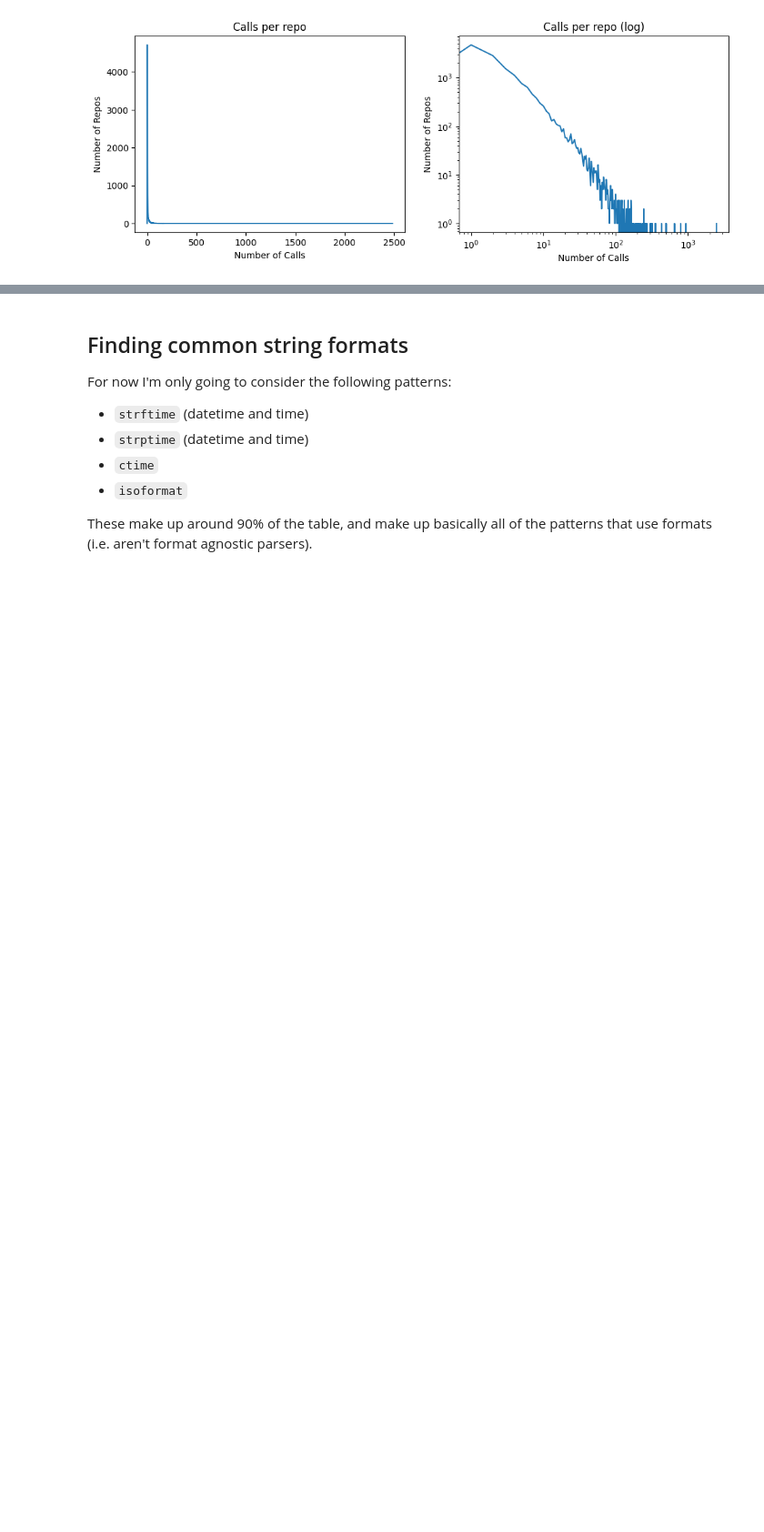
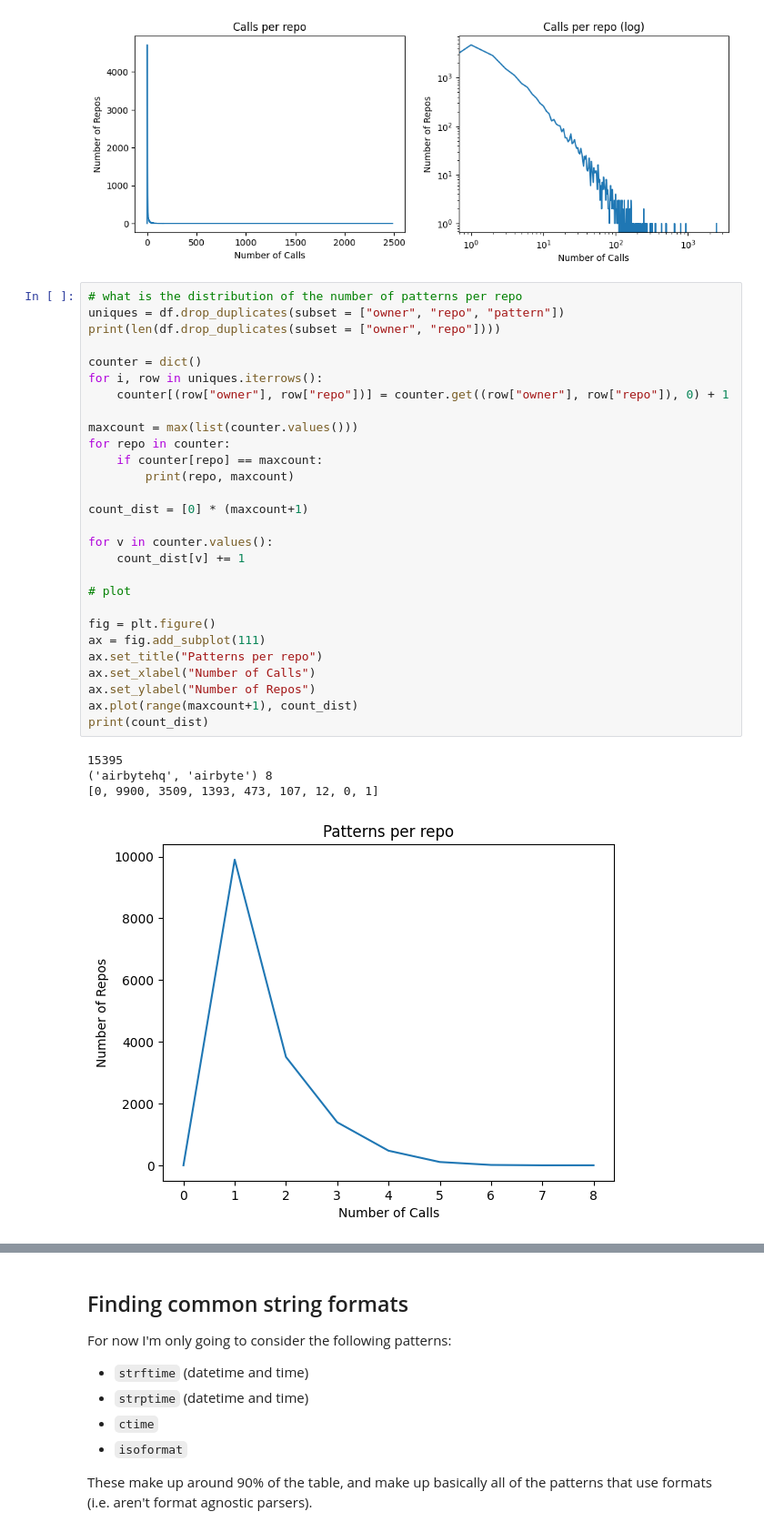
Before and after one commit to cmu-pasta/date-time, a Jupyter notebook: scripts/string_fp_analysis.ipynb, the cells around one changed output, grey strips where cells are left out. Shown at 91% size. Drawn from its saved outputs; the diff is of its cells as text; blank space fills up the shorter version.

Commit message:
get some statistics about repos with multiple patterns

```diff
--- a/scripts/string_fp_analysis.ipynb
+++ b/scripts/string_fp_analysis.ipynb
@@ -129,3 +252,36 @@ ax.set_yscale('log')
 # %% [output]
 ('MyEMS', 'myems') 2485
 [figure]
+# %%
+# what is the distribution of the number of patterns per repo
+uniques = df.drop_duplicates(subset = ["owner", "repo", "pattern"])
+print(len(df.drop_duplicates(subset = ["owner", "repo"])))
+
+counter = dict()
+for i, row in uniques.iterrows():
+    counter[(row["owner"], row["repo"])] = counter.get((row["owner"], row["repo"]), 0) + 1
+
+maxcount = max(list(counter.values()))
+for repo in counter:
+    if counter[repo] == maxcount:
+        print(repo, maxcount)
+
+count_dist = [0] * (maxcount+1)
+
+for v in counter.values():
+    count_dist[v] += 1
+
+# plot
+
+fig = plt.figure()
+ax = fig.add_subplot(111)
+ax.set_title("Patterns per repo")
+ax.set_xlabel("Number of Calls")
+ax.set_ylabel("Number of Repos")
+ax.plot(range(maxcount+1), count_dist)
+print(count_dist)
+# %% [output]
+15395
+('airbytehq', 'airbyte') 8
+[0, 9900, 3509, 1393, 473, 107, 12, 0, 1]
+[figure, added]
```
Also changed, not shown: parts of 14 cells of this notebook.
